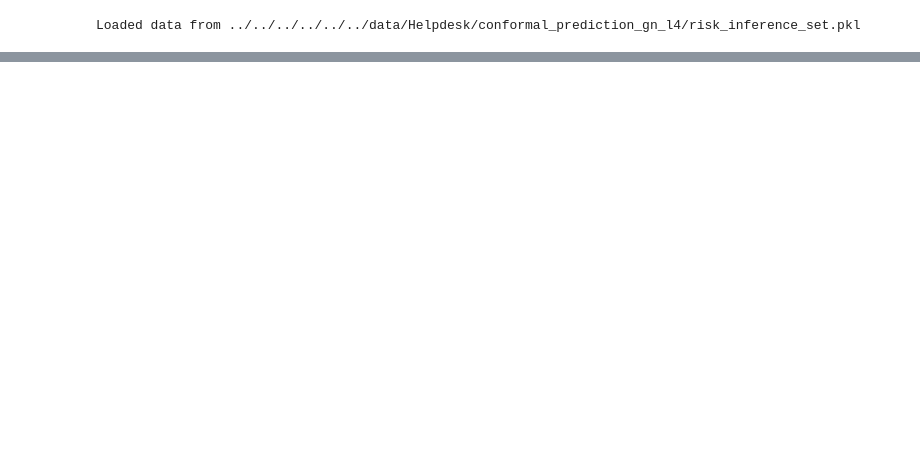
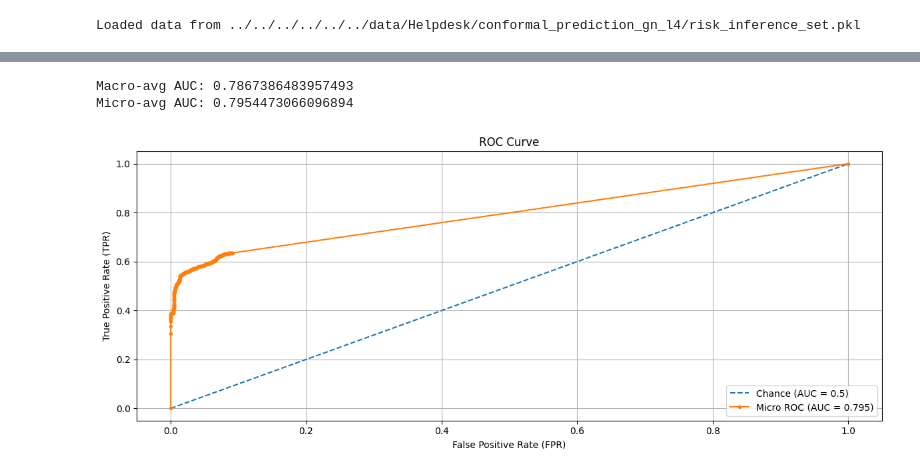
Before and after one commit to ProbabilisticSuffixPredictionLab/conformance_dev_and_pos_pred, a Jupyter notebook: src/notebooks/evaluation/Helpdesk/Helpdesk_eval_risk.ipynb, the cells around one changed output, grey strips where cells are left out. Drawn from its saved outputs; the diff is of its cells as text; code cells hidden in the pictures; blank space fills up the shorter version.

```diff
--- a/src/notebooks/evaluation/Helpdesk/Helpdesk_eval_risk.ipynb
+++ b/src/notebooks/evaluation/Helpdesk/Helpdesk_eval_risk.ipynb
@@ -154,0 +189,35 @@ plt.show()
+# %%
+#
+#
+
+fpr_dict, tpr_dict, thr_dict, auc_macro, Y_true, Y_score = eval_obj.probabilistic_roc_deviation_multilabel(deviations_samples_risk=deviations_samples_risk_prob, average='macro')
+_,        _,         _,       auc_micro, _,      _       = eval_obj.probabilistic_roc_deviation_multilabel(deviations_samples_risk=deviations_samples_risk_prob, average='micro')
+
+print("Macro-avg AUC:", auc_macro)
+print("Micro-avg AUC:", auc_micro)
+
+# To plot e.g. the “micro” ROC curve as a single line:
+fpr_micro, tpr_micro, _ = roc_curve(Y_true.ravel(), Y_score.ravel())
+
+fig, (ax2) = plt.subplots(1, figsize=(12, 5))
+
+# 2) ROC Curves
+# chance line
+ax2.plot([0, 1], [0, 1], linestyle='--', label='Chance (AUC = 0.5)')
+# micro-averaged ROC
+ax2.plot(fpr_micro, tpr_micro, marker='.', label=f'Micro ROC (AUC = {auc_micro:.3f})')
+
+# ax2.plot(fpr_micro, tpr_micro, marker='.', label=f'Macro ROC (AUC = {auc_macro:.3f})')
+
+ax2.set_xlabel('False Positive Rate (FPR)')
+ax2.set_ylabel('True Positive Rate (TPR)')
+ax2.set_title('ROC Curve')
+ax2.legend(loc='lower right')
+ax2.grid(True)
+
+plt.tight_layout()
+plt.show()
+# %% [output]
+Macro-avg AUC: 0.7867386483957493
+Micro-avg AUC: 0.7954473066096894
+[figure, added]
```
Also changed, not shown: parts of 9 cells of this notebook, 6 other files.
